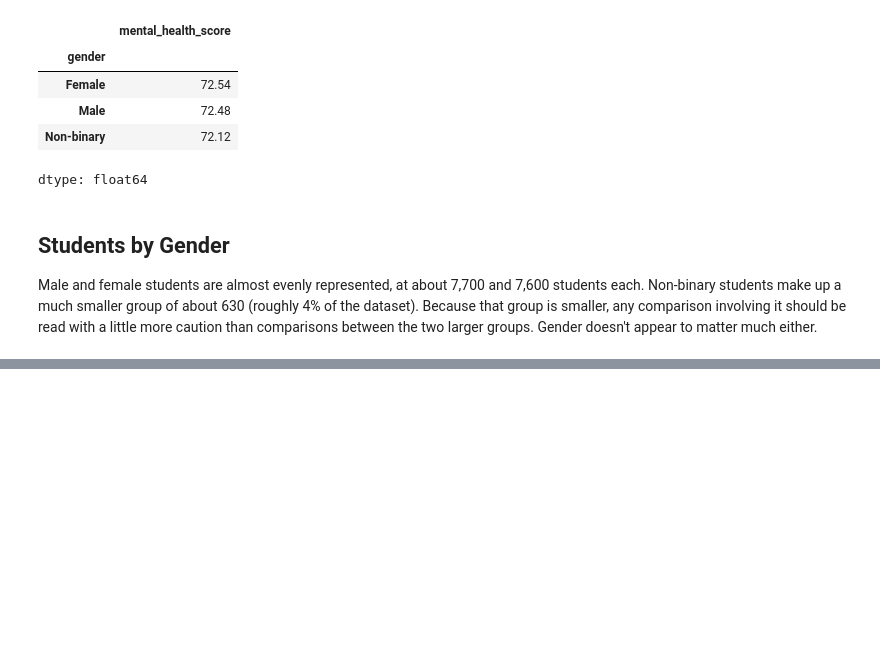
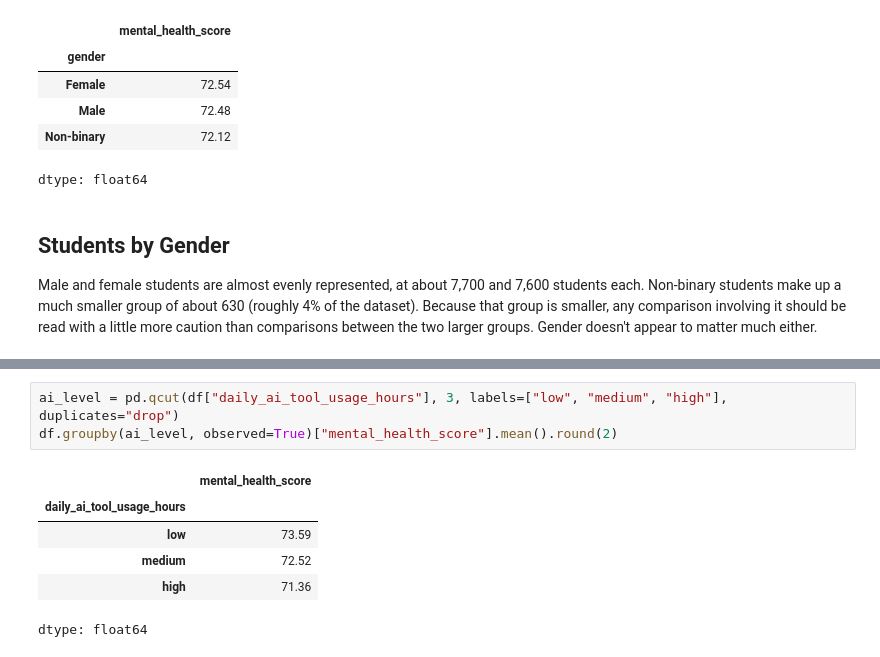
Before and after one commit to MarchianTz/ai-social-media-student-wellbeing, a Jupyter notebook: analysis.ipynb, the cells around one changed output, grey strips where cells are left out. Drawn from its saved outputs; the diff is of its cells as text; blank space fills up the shorter version.

```diff
--- a/analysis.ipynb
+++ b/analysis.ipynb
@@ -178,0 +218,10 @@ Male and female students are almost evenly represented, at about 7,700 and 7,600
+# %%
+ai_level = pd.qcut(df["daily_ai_tool_usage_hours"], 3, labels=["low", "medium", "high"], duplicates="drop")
+df.groupby(ai_level, observed=True)["mental_health_score"].mean().round(2)
+# %% [output]
+|  | mental_health_score |
+| daily_ai_tool_usage_hours |  |
+| low | 73.59 |
+| medium | 72.52 |
+| high | 71.36 |
+dtype: float64
```
Also changed, not shown: parts of 6 cells of this notebook.
